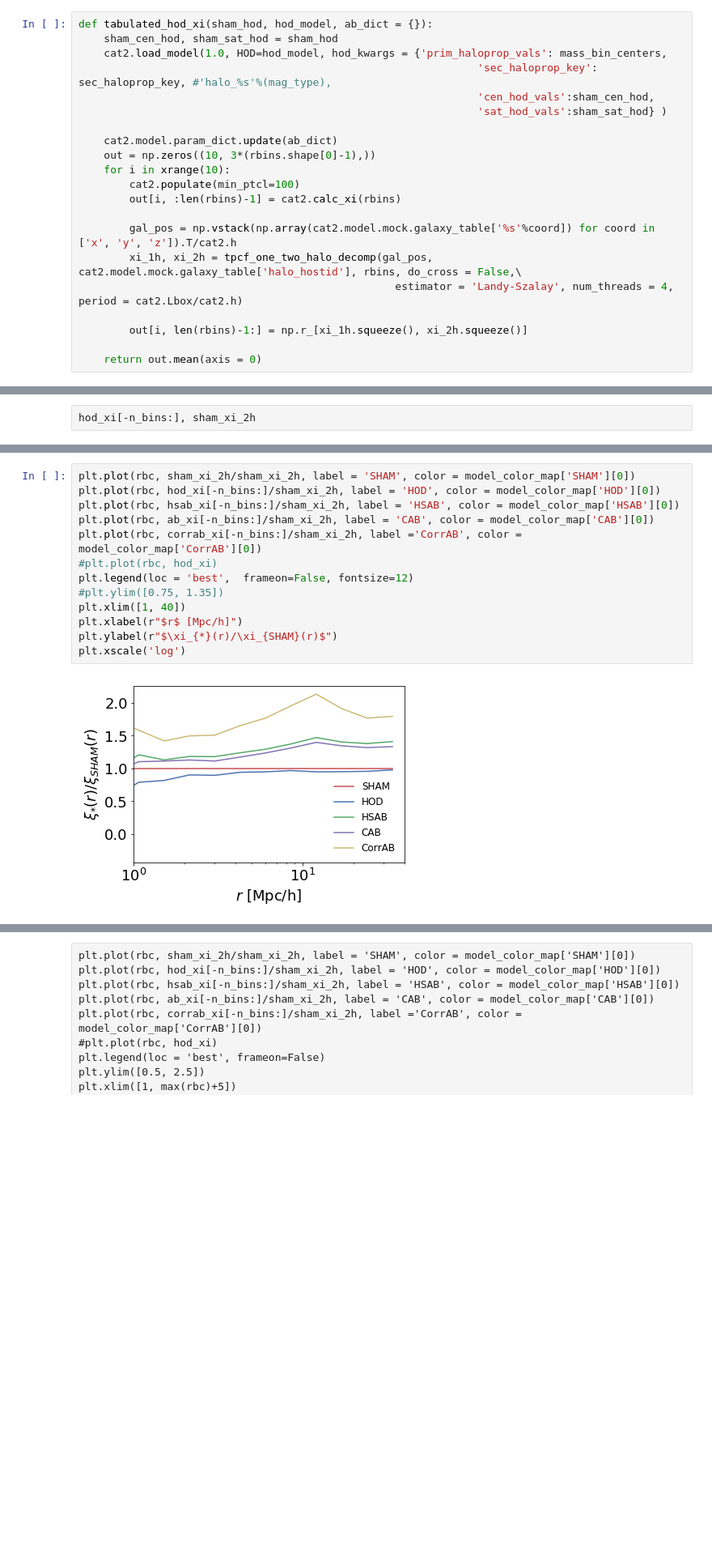
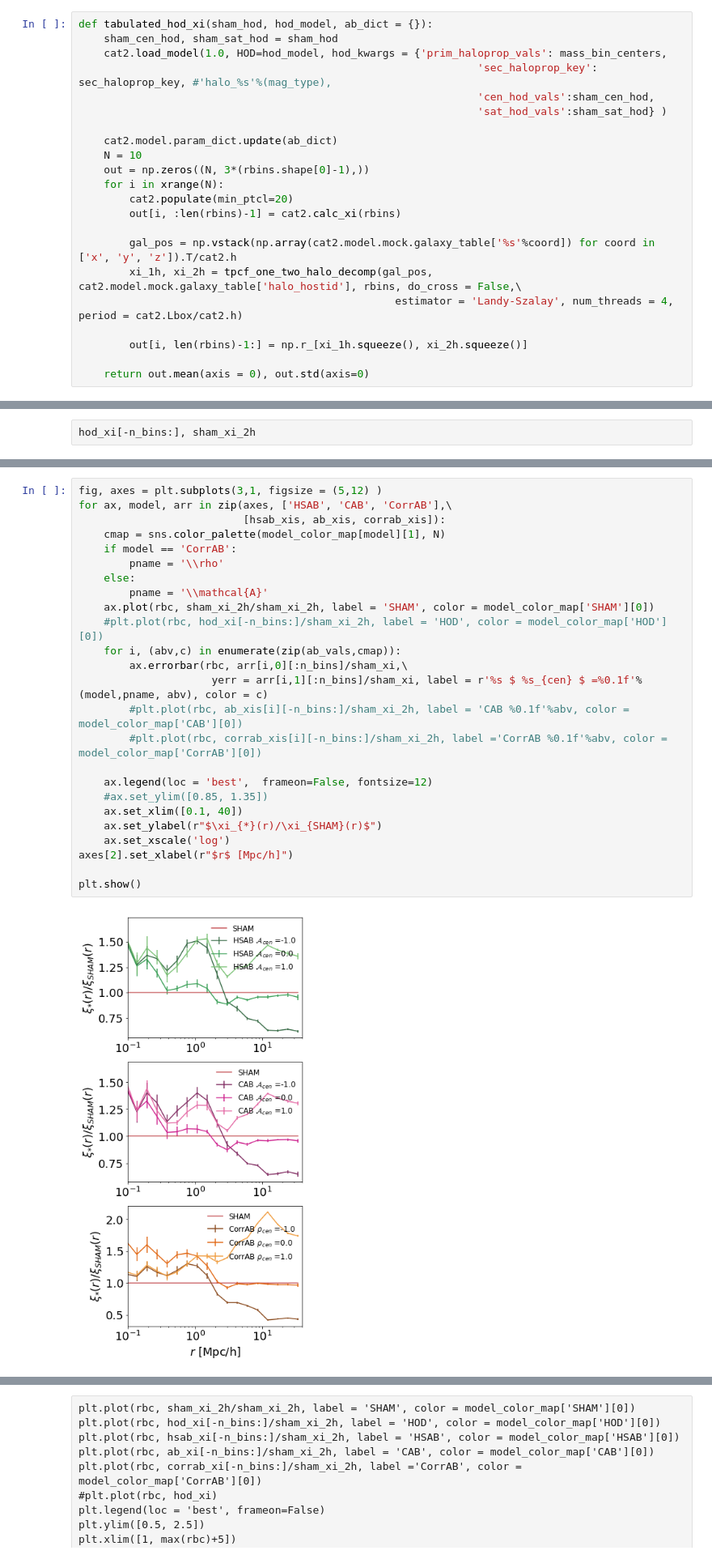
Before and after one commit to mclaughlin6464/pearce, a Jupyter notebook: notebooks/AB_tests/AB Model plots for Aemulus V.ipynb, the cells around one changed output, grey strips where cells are left out. Shown at 81% size. Cells and saved outputs as stored; diff of their text form; blank space fills up the shorter version.

```diff
--- a/notebooks/AB_tests/AB Model plots for Aemulus V.ipynb
+++ b/notebooks/AB_tests/AB Model plots for Aemulus V.ipynb
@@ -364,9 +353,10 @@ def tabulated_hod_xi(sham_hod, hod_model, ab_dict = {}):
                                                                'sat_hod_vals':sham_sat_hod} )
 
     cat2.model.param_dict.update(ab_dict)
-    out = np.zeros((10, 3*(rbins.shape[0]-1),))
-    for i in xrange(10):
-        cat2.populate(min_ptcl=100)
+    N = 10
+    out = np.zeros((N, 3*(rbins.shape[0]-1),))
+    for i in xrange(N):
+        cat2.populate(min_ptcl=20)
         out[i, :len(rbins)-1] = cat2.calc_xi(rbins)
 
         gal_pos = np.vstack(np.array(cat2.model.mock.galaxy_table['%s'%coord]) for coord in ['x', 'y', 'z']).T/cat2.h
@@ -375,7 +365,7 @@ def tabulated_hod_xi(sham_hod, hod_model, ab_dict = {}):
 
         out[i, len(rbins)-1:] = np.r_[xi_1h.squeeze(), xi_2h.squeeze()]
 
-    return out.mean(axis = 0)
+    return out.mean(axis = 0), out.std(axis=0)
 # %%
 hod_xi = tabulated_hod_xi((sham_cen_hod, sham_sat_hod), (TabulatedCens, TabulatedSats))
 # %%
@@ -440,15 +468,27 @@ plt.xscale('log')
 # %%
-plt.plot(rbc, sham_xi_2h/sham_xi_2h, label = 'SHAM', color = model_color_map['SHAM'][0])
-plt.plot(rbc, hod_xi[-n_bins:]/sham_xi_2h, label = 'HOD', color = model_color_map['HOD'][0])
-plt.plot(rbc, hsab_xi[-n_bins:]/sham_xi_2h, label = 'HSAB', color = model_color_map['HSAB'][0])
-plt.plot(rbc, ab_xi[-n_bins:]/sham_xi_2h, label = 'CAB', color = model_color_map['CAB'][0])
-plt.plot(rbc, corrab_xi[-n_bins:]/sham_xi_2h, label ='CorrAB', color = model_color_map['CorrAB'][0])
-#plt.plot(rbc, hod_xi)
-plt.legend(loc = 'best',  frameon=False, fontsize=12)
-#plt.ylim([0.75, 1.35])
-plt.xlim([1, 40])
-plt.xlabel(r"$r$ [Mpc/h]")
-plt.ylabel(r"$\xi_{*}(r)/\xi_{SHAM}(r)$")
-plt.xscale('log')
+fig, axes = plt.subplots(3,1, figsize = (5,12) )
+for ax, model, arr in zip(axes, ['HSAB', 'CAB', 'CorrAB'],\
+                          [hsab_xis, ab_xis, corrab_xis]):
+    cmap = sns.color_palette(model_color_map[model][1], N)
+    if model == 'CorrAB':
+        pname = '\\rho'
+    else:
+        pname = '\\mathcal{A}'
+    ax.plot(rbc, sham_xi_2h/sham_xi_2h, label = 'SHAM', color = model_color_map['SHAM'][0])
+    #plt.plot(rbc, hod_xi[-n_bins:]/sham_xi_2h, label = 'HOD', color = model_color_map['HOD'][0])
+    for i, (abv,c) in enumerate(zip(ab_vals,cmap)):
+        ax.errorbar(rbc, arr[i,0][:n_bins]/sham_xi,\
+                     yerr = arr[i,1][:n_bins]/sham_xi, label = r'%s $ %s_{cen} $ =%0.1f'%(model,pname, abv), color = c)
+        #plt.plot(rbc, ab_xis[i][-n_bins:]/sham_xi_2h, label = 'CAB %0.1f'%abv, color = model_color_map['CAB'][0])
+        #plt.plot(rbc, corrab_xis[i][-n_bins:]/sham_xi_2h, label ='CorrAB %0.1f'%abv, color = model_color_map['CorrAB'][0])
+
+    ax.legend(loc = 'best',  frameon=False, fontsize=12)
+    #ax.set_ylim([0.85, 1.35])
+    ax.set_xlim([0.1, 40])
+    ax.set_ylabel(r"$\xi_{*}(r)/\xi_{SHAM}(r)$")
+    ax.set_xscale('log')
+axes[2].set_xlabel(r"$r$ [Mpc/h]")
+
+plt.show()
 # %% [output]
-[figure, old version]
+[figure, new version]
```
Also changed, not shown: parts of 45 cells of this notebook, 3 other files.
